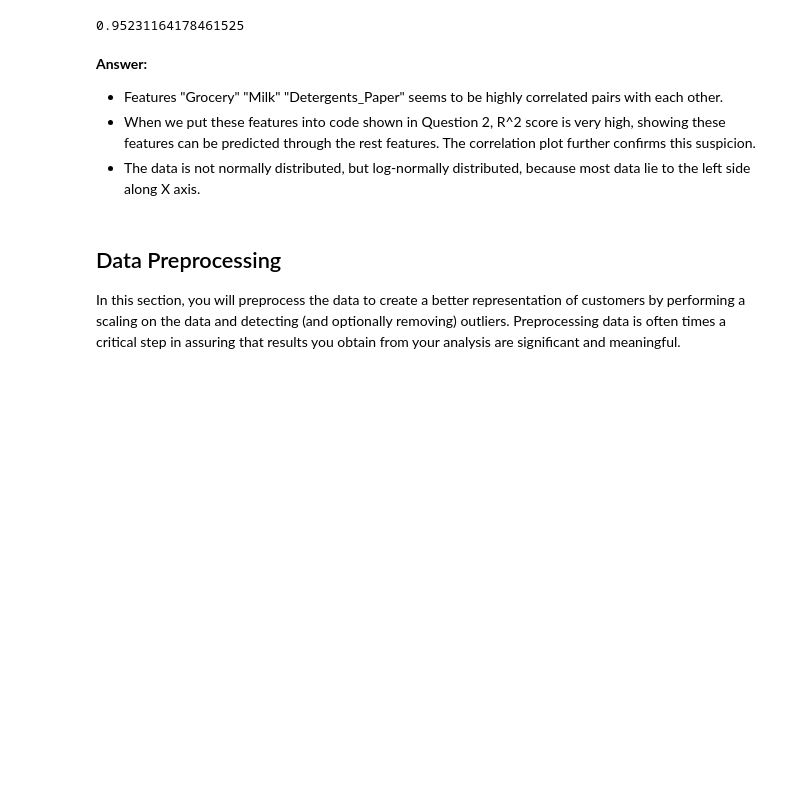
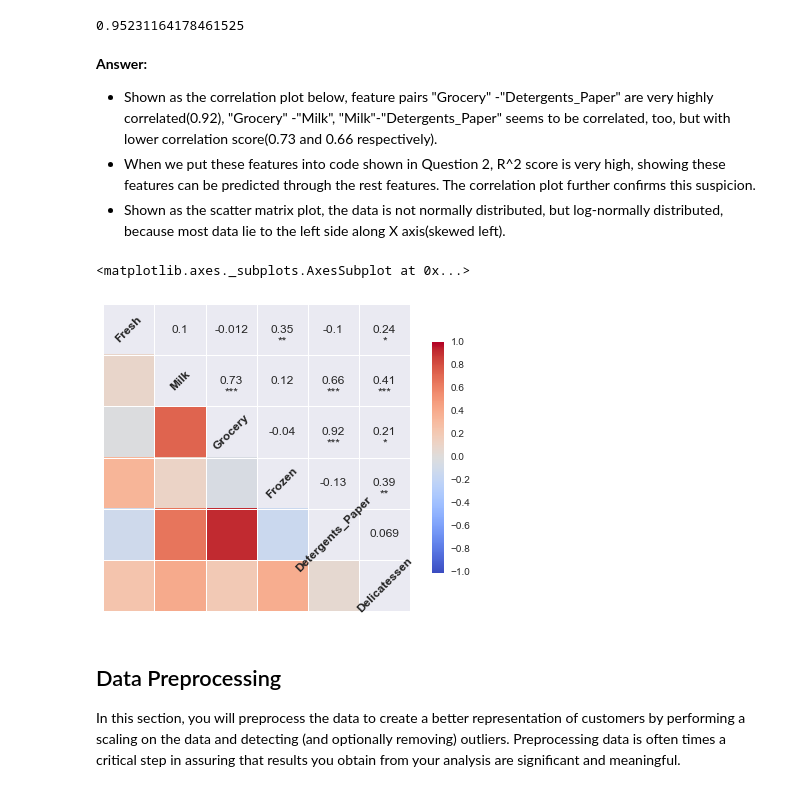
Before and after one commit to nirvanafish/machine-learning, a Jupyter notebook: projects/creating_customer_segments/customer_segments.ipynb, the cells around one changed output. Saved outputs shown, nothing was run; the diff lists cells and outputs as text; code cells hidden in the pictures; blank space fills up the shorter version.

```diff
--- a/projects/creating_customer_segments/customer_segments.ipynb
+++ b/projects/creating_customer_segments/customer_segments.ipynb
@@ -185,9 +192,15 @@ score
 0.95231164178461525
 # %% [markdown]
 **Answer:**
-- Features "Grocery" "Milk" "Detergents_Paper" seems to be highly correlated pairs with each other.
+- Shown as the correlation plot below, feature pairs "Grocery" -"Detergents_Paper" are very highly correlated(0.92), "Grocery" -"Milk", "Milk"-"Detergents_Paper" seems to be correlated, too, but with lower correlation score(0.73 and 0.66 respectively).
 - When we put these features into code shown in Question 2, R^2 score is very high, showing these features can be predicted through the rest features. The correlation plot further confirms this suspicion.
-- The data is not normally distributed, but log-normally distributed, because most data lie to the left side along X axis.
+- Shown as the scatter matrix plot, the data is not normally distributed, but log-normally distributed, because most data lie to the left side along X axis(skewed left).
+# %%
+import seaborn as sns
+sns.corrplot(data)
+# %% [output]
+<matplotlib.axes._subplots.AxesSubplot at 0x...>
+[figure, added]
 # %% [markdown]
 ## Data Preprocessing
 In this section, you will preprocess the data to create a better representation of customers by performing a scaling on the data and detecting (and optionally removing) outliers. Preprocessing data is often times a critical step in assuring that results you obtain from your analysis are significant and meaningful.
```
Also changed, not shown: parts of 7 cells of this notebook, 1 other file.
